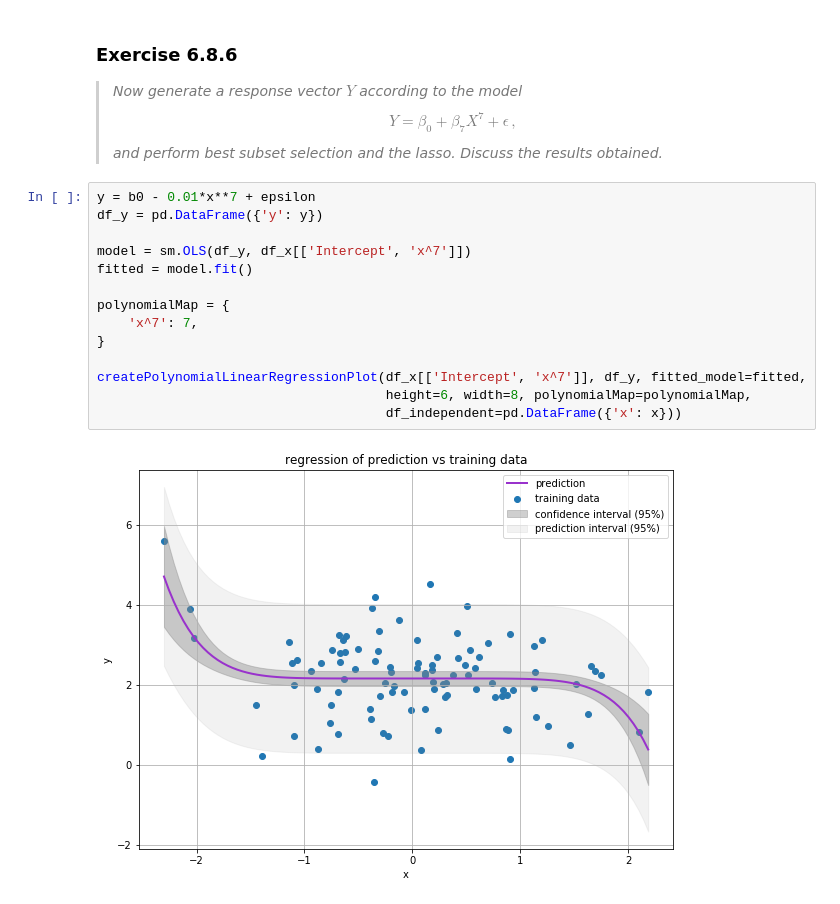
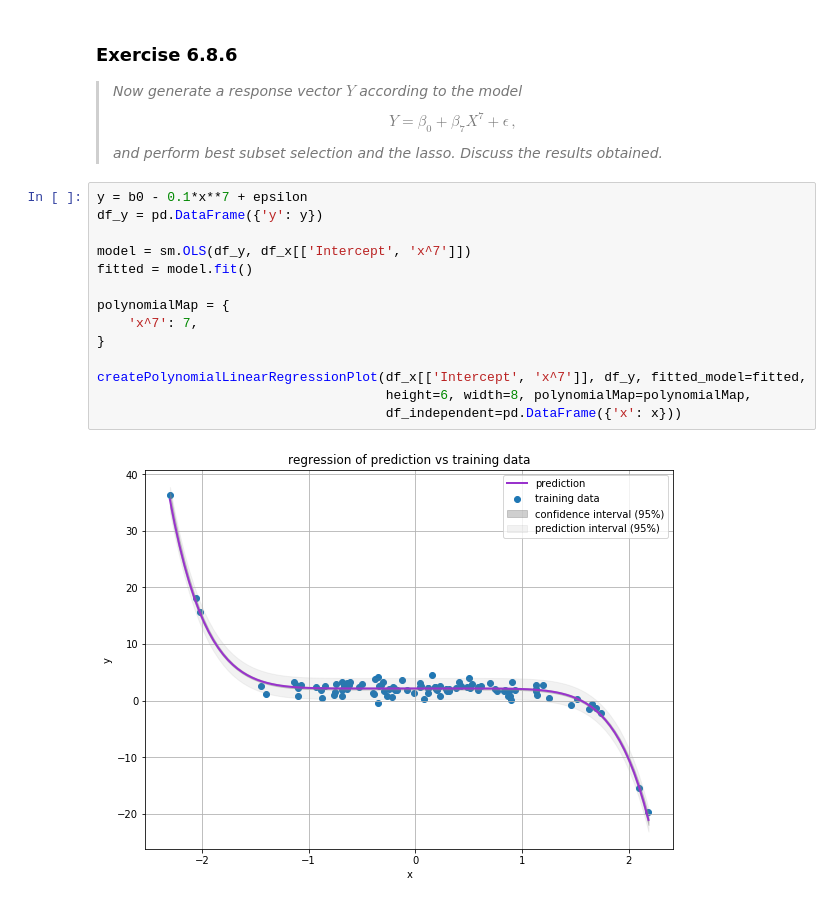
Before and after one commit to HerrBroekman/Python-solutions-for-An-Introduction-to-Statistical-Learning, a Jupyter notebook: Chapter6/Exercise08/6_8.ipynb, the cells around one changed output. Cells and saved outputs as stored; diff of their text form.

```diff
--- a/Chapter6/Exercise08/6_8.ipynb
+++ b/Chapter6/Exercise08/6_8.ipynb
@@ -418,21 +418,21 @@ $$
 and perform best subset selection and the lasso. Discuss the results obtained.</i>
 </blockquote>
 # %%
-y = b0 - 0.01*x**7 + epsilon
+y = b0 - 0.1*x**7 + epsilon
 df_y = pd.DataFrame({'y': y})
 
 model = sm.OLS(df_y, df_x[['Intercept', 'x^7']])
 fitted = model.fit()
 
 polynomialMap = {
     'x^7': 7,
 }
 
 createPolynomialLinearRegressionPlot(df_x[['Intercept', 'x^7']], df_y, fitted_model=fitted,
                                      height=6, width=8, polynomialMap=polynomialMap,
                                      df_independent=pd.DataFrame({'x': x}))
 # %% [output]
-[figure, old version]
+[figure, new version]
 # %%
 # subset selection
 RSS, BIC, R_sq_adj = fit_linear_reg(df_x[['Intercept']], df_y)
```
Also changed, not shown: parts of 2 cells of this notebook.
